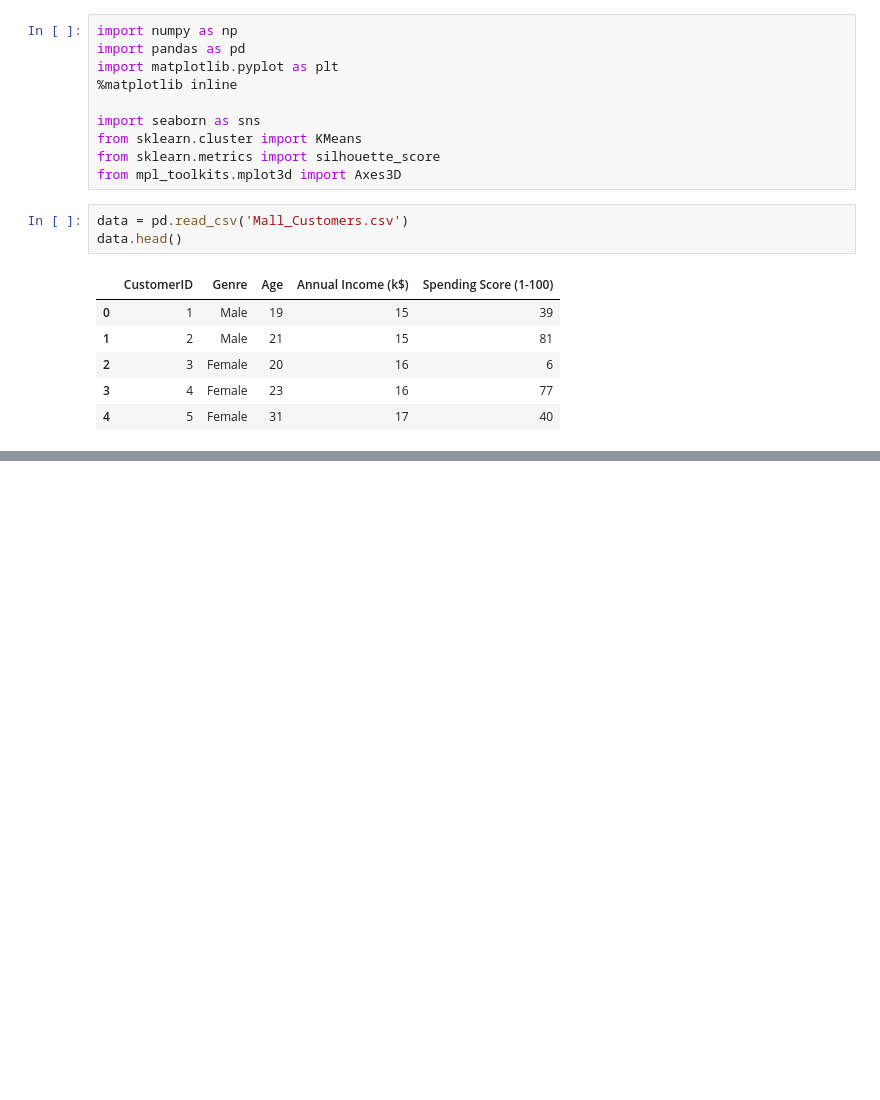
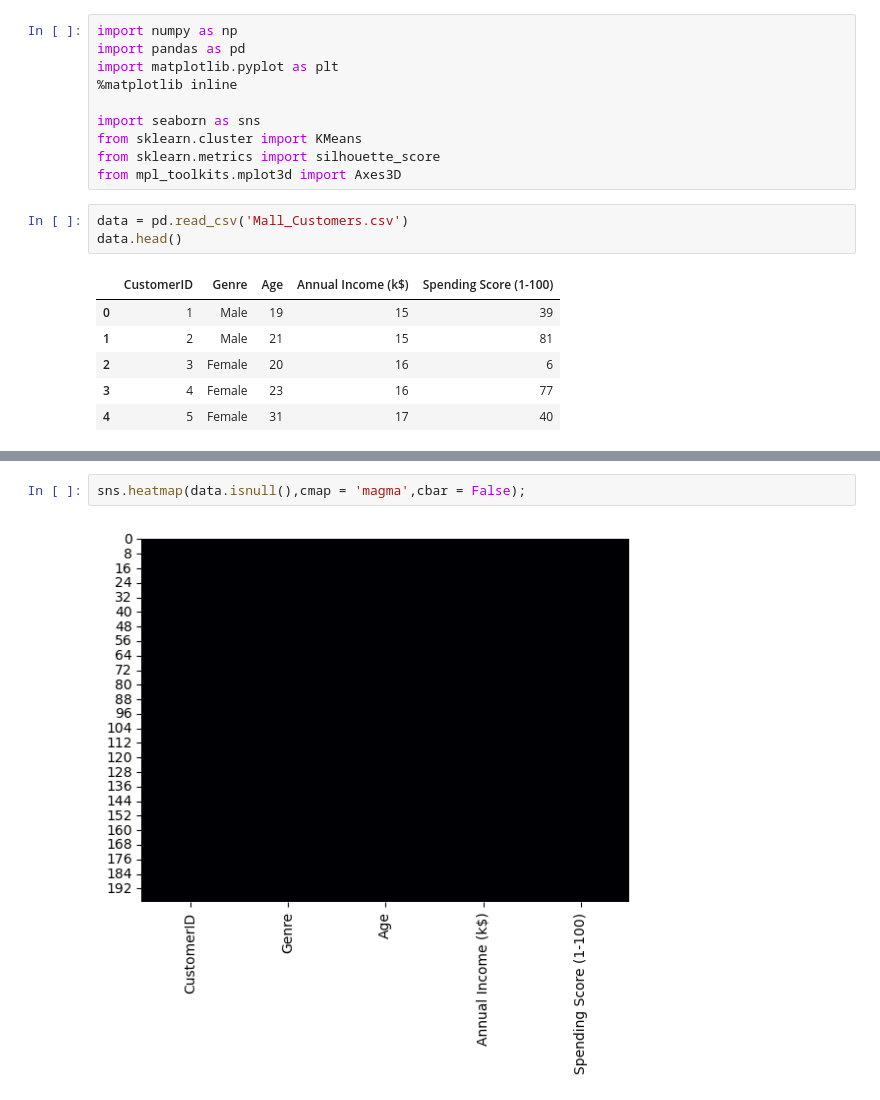
Before and after one commit to DevFntxy/ECBD_9A_IDGS_PRACTICAS_230892, a Jupyter notebook: Practica09/Practica09.ipynb, the cells around one changed output, grey strips where cells are left out. Saved outputs shown, nothing was run; the diff lists cells and outputs as text; blank space fills up the shorter version.

```diff
--- a/Practica09/Practica09.ipynb
+++ b/Practica09/Practica09.ipynb
@@ -59,0 +87,4 @@ data.head()
+# %%
+sns.heatmap(data.isnull(),cmap = 'magma',cbar = False);
+# %% [output]
+[figure, added]
```
Also changed, not shown: parts of 16 cells of this notebook.
